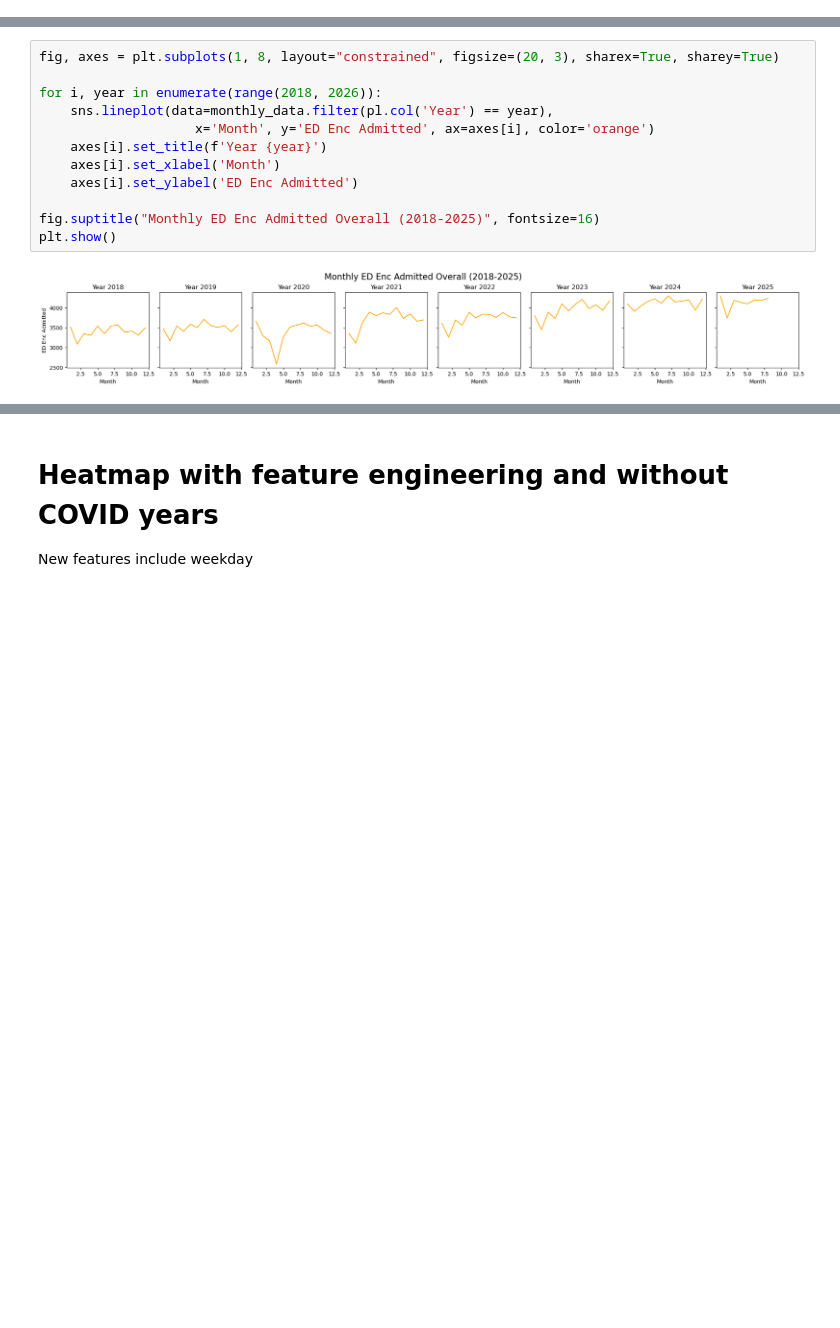
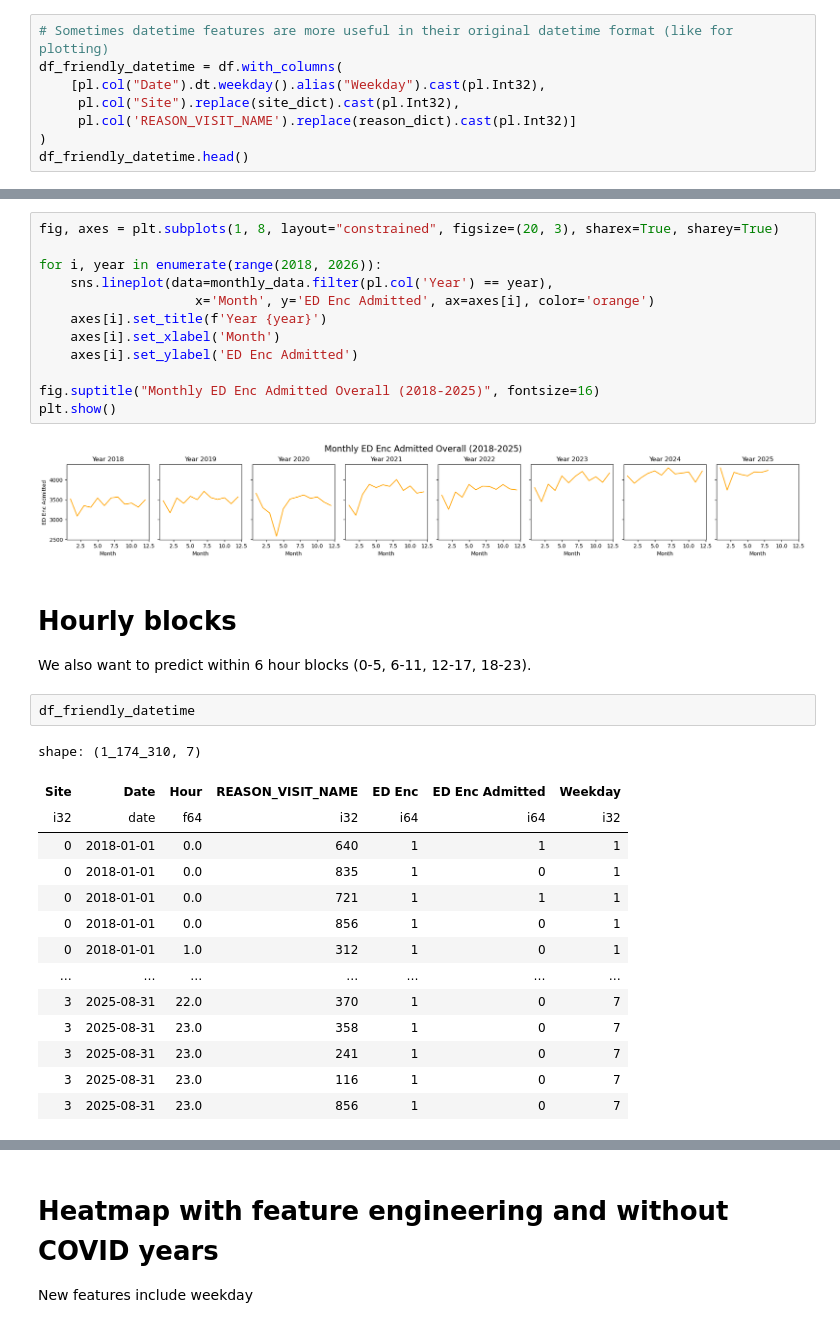
Before and after one commit to southdakotamines-datascience/dsu-no-sleep, a Jupyter notebook: explore.ipynb, the cells around one changed output, grey strips where cells are left out. Drawn from its saved outputs; the diff is of its cells as text; blank space fills up the shorter version.

Commit message:
hourly blocks

```diff
--- a/explore.ipynb
+++ b/explore.ipynb
@@ -103,0 +104,8 @@ shape: (5, 9)
+# %%
+# Sometimes datetime features are more useful in their original datetime format (like for plotting)
+df_friendly_datetime = df.with_columns(
+    [pl.col("Date").dt.weekday().alias("Weekday").cast(pl.Int32),
+     pl.col("Site").replace(site_dict).cast(pl.Int32),
+     pl.col('REASON_VISIT_NAME').replace(reason_dict).cast(pl.Int32)]
+)
+df_friendly_datetime.head()
@@ -319,3 +336,23 @@ fig.suptitle("Monthly ED Enc Admitted Overall (2018-2025)", fontsize=16)
 plt.show()
 # %% [output]
 [figure]
+# %% [markdown]
+# Hourly blocks
+We also want to predict within 6 hour blocks (0-5, 6-11, 12-17, 18-23).
+# %%
+df_friendly_datetime
+# %% [output]
+shape: (1_174_310, 7)
+| Site | Date | Hour | REASON_VISIT_NAME | ED Enc | ED Enc Admitted | Weekday |
+| i32 | date | f64 | i32 | i64 | i64 | i32 |
+| 0 | 2018-01-01 | 0.0 | 640 | 1 | 1 | 1 |
+| 0 | 2018-01-01 | 0.0 | 835 | 1 | 0 | 1 |
+| 0 | 2018-01-01 | 0.0 | 721 | 1 | 1 | 1 |
+| 0 | 2018-01-01 | 0.0 | 856 | 1 | 0 | 1 |
+| 0 | 2018-01-01 | 1.0 | 312 | 1 | 0 | 1 |
+| … | … | … | … | … | … | … |
+| 3 | 2025-08-31 | 22.0 | 370 | 1 | 0 | 7 |
+| 3 | 2025-08-31 | 23.0 | 358 | 1 | 0 | 7 |
+| 3 | 2025-08-31 | 23.0 | 241 | 1 | 0 | 7 |
+| 3 | 2025-08-31 | 23.0 | 116 | 1 | 0 | 7 |
+| 3 | 2025-08-31 | 23.0 | 856 | 1 | 0 | 7 |
```
Also changed, not shown: parts of 9 cells of this notebook, 2 other files.
